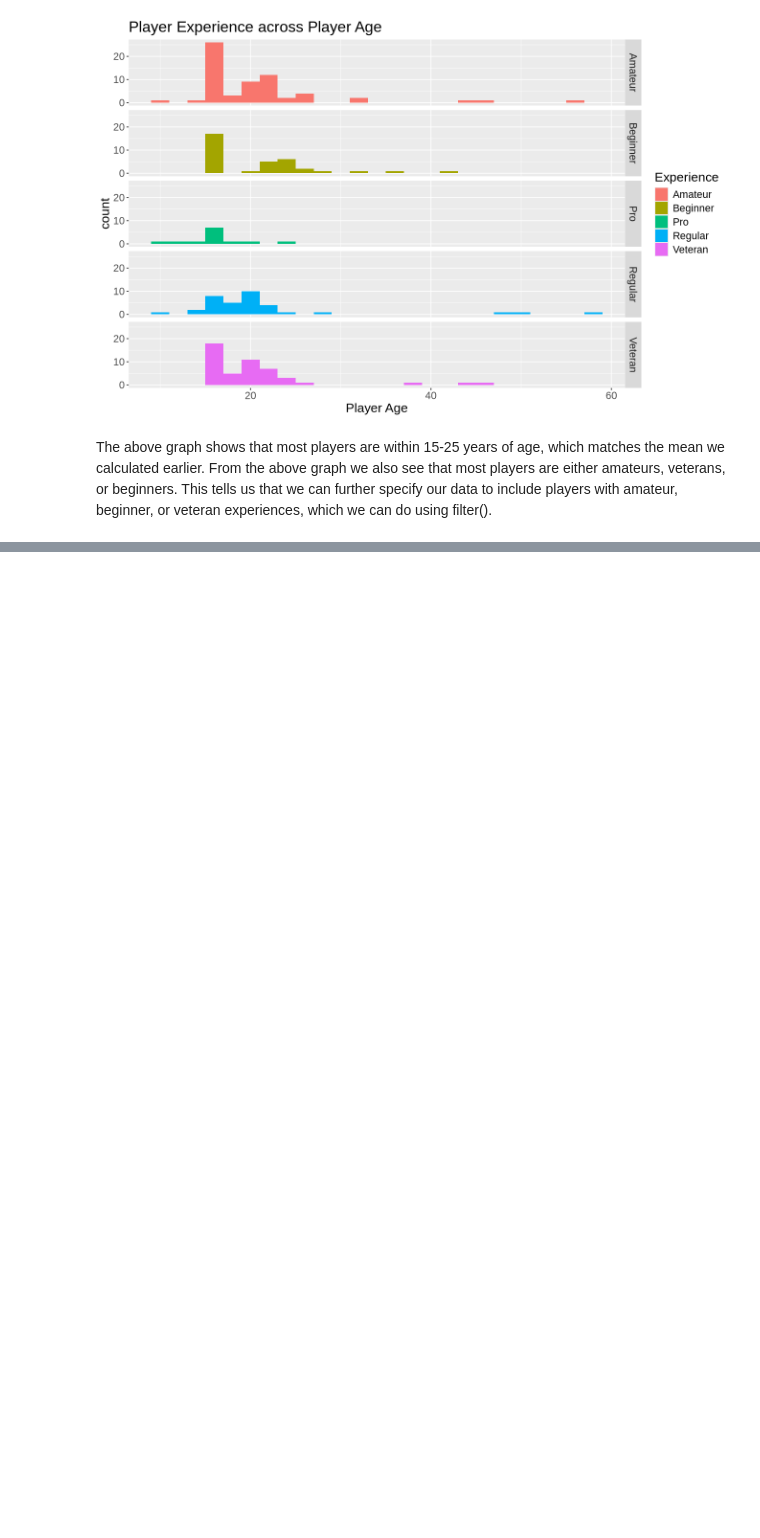
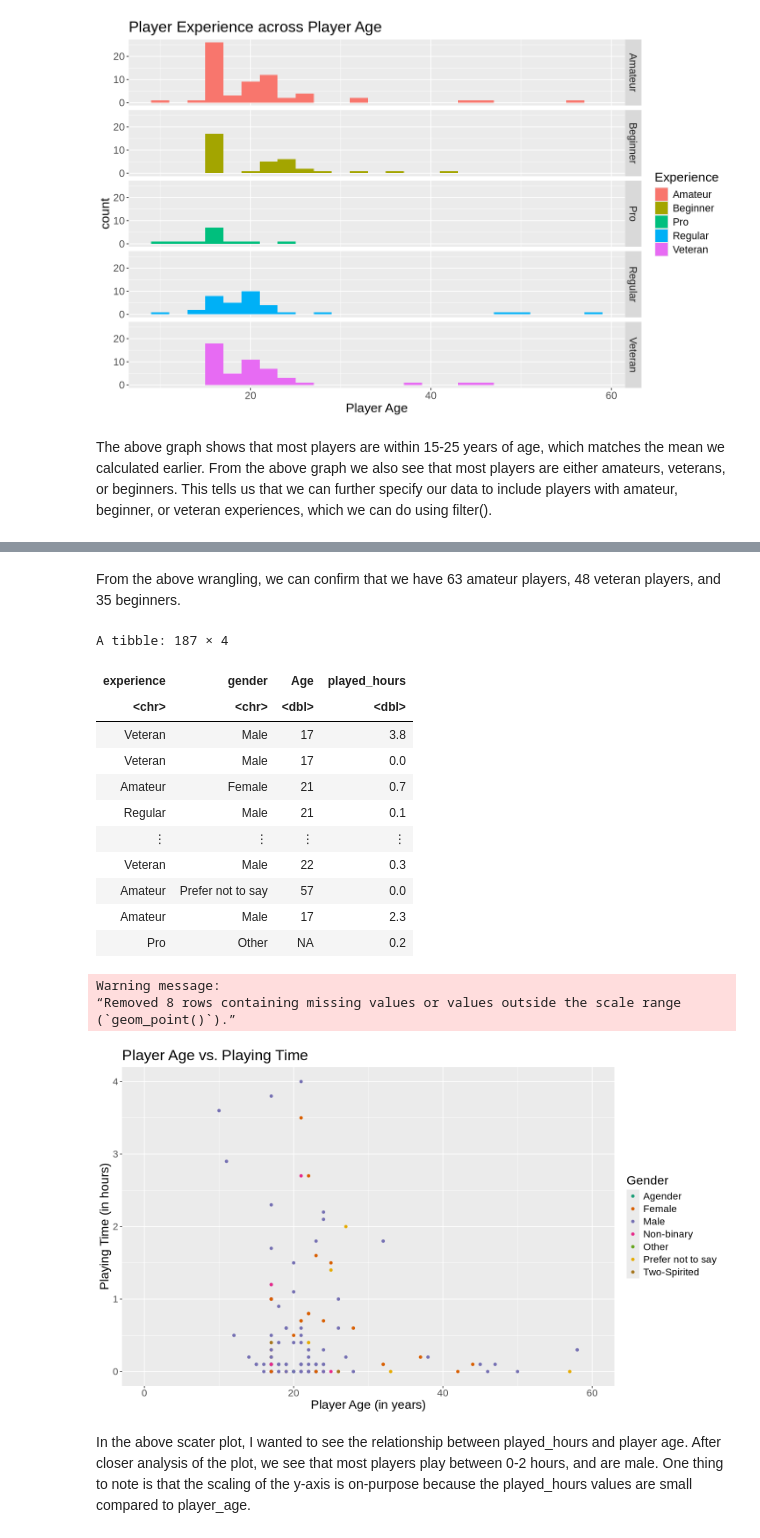
Before and after one commit to Iman-Soliman/Data-Science-100-Group-Project-Individual-, a Jupyter notebook: Individual Report.ipynb, the cells around one changed output, grey strips where cells are left out. Drawn from its saved outputs; the diff is of its cells as text; code cells hidden in the pictures; blank space fills up the shorter version.

Commit message:
Visualizations and Analysis
As of now, I have completed both my visualizations, and I have analyzed them. All that is left to do now is discuss my method and plans.

```diff
--- a/Individual Report.ipynb
+++ b/Individual Report.ipynb
@@ -168,0 +203,41 @@ We originally had 196 rows, but now we only have 146, which means that 50 player
+# %% [markdown]
+From the above wrangling, we can confirm that we have 63 amateur players, 48 veteran players, and 35 beginners.
+# %%
+#filter played_hours that are too high and would disrupt the plotted data
+players_scale <- players_2 |>
+                filter(played_hours < 30)
+players_scale
+
+
+#plot age vs. played_hours
+
+options(repr.plot.width = 12, repr.plot.length = 9)
+
+age_vs_played_hours_plot <- players_scale |>
+                            ggplot(aes(x = Age, y = played_hours, color = gender))+
+                            geom_point()+
+                            labs(x = "Player Age (in years)", y = "Playing Time (in hours)", color = "Gender", title = "Player Age vs. Playing Time")+
+                            xlim(0,60)+
+                            ylim(0,4)+
+                            theme(text = element_text(size = 17))+
+                            scale_color_brewer(palette = "Dark2")
+age_vs_played_hours_plot
+# %% [output]
+A tibble: 187 × 4
+| experience | gender | Age | played_hours |
+| <chr> | <chr> | <dbl> | <dbl> |
+| Veteran | Male | 17 | 3.8 |
+| Veteran | Male | 17 | 0.0 |
+| Amateur | Female | 21 | 0.7 |
+| Regular | Male | 21 | 0.1 |
+| ⋮ | ⋮ | ⋮ | ⋮ |
+| Veteran | Male | 22 | 0.3 |
+| Amateur | Prefer not to say | 57 | 0.0 |
+| Amateur | Male | 17 | 2.3 |
+| Pro | Other | NA | 0.2 |
+Warning message:
+“Removed 8 rows containing missing values or values outside the scale range
+(`geom_point()`).”
+[figure, added]
+# %% [markdown]
+In the above scater plot, I wanted to see the relationship between played_hours and player age. After closer analysis of the plot, we see that most players play between 0-2 hours, and are male. One thing to note is that the scaling of the y-axis is on-purpose because the played_hours values are small compared to player_age.
```
Also changed, not shown: parts of 7 cells of this notebook.
